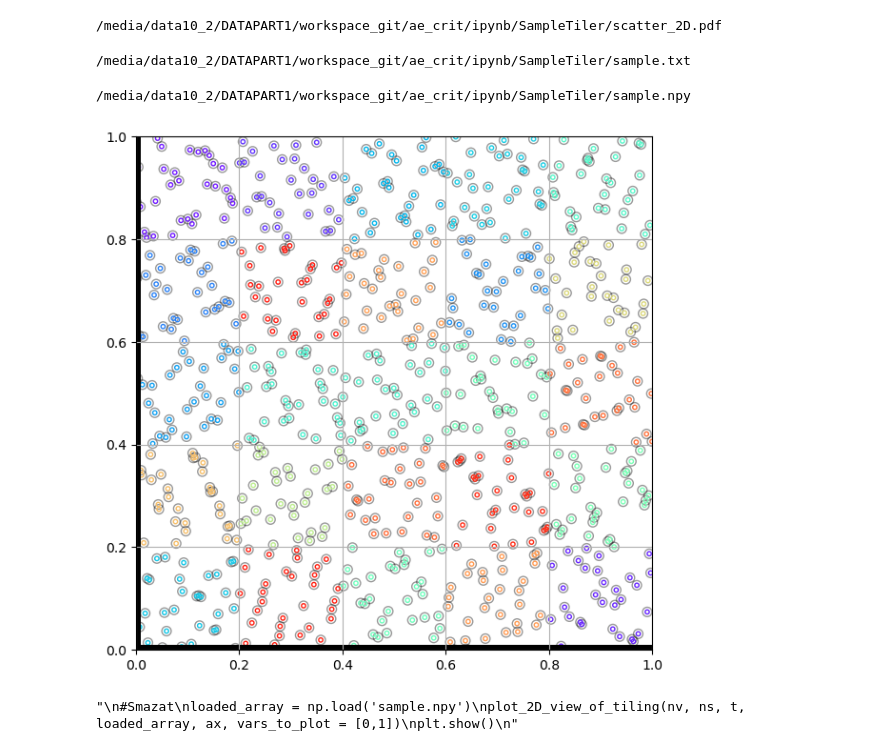
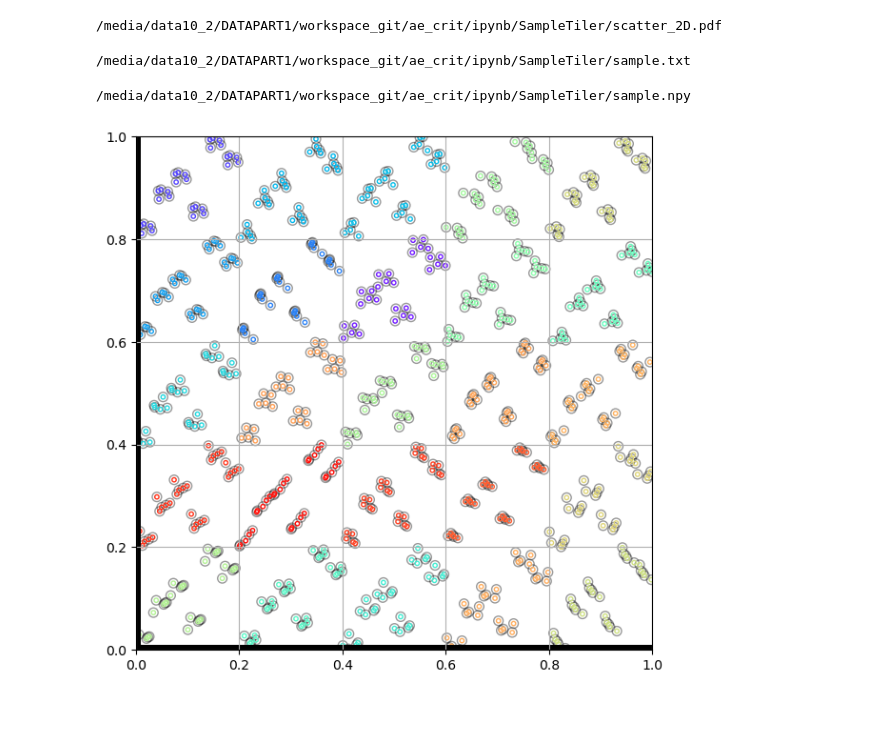
Before and after one commit to masekj/jmtest, a Jupyter notebook: Sample_generator.ipynb, the cells around one changed output. Drawn from its saved outputs; the diff is of its cells as text; code cells hidden in the pictures; blank space fills up the shorter version.

```diff
--- a/Sample_generator.ipynb
+++ b/Sample_generator.ipynb
@@ -45,44 +49,41 @@ ns = 6
 nv = 3
 
 # The total number of points within the sample
 Ns = ns*t**nv
 
+# example of supplying an own tile in the correct format,
+# to be used in strat_sample_by_tiling function as 'my_tile':
+# my_tile = get_LHS_median_sample(ns, nv) #prepare own LHS-M tile
+# my_tile = get_scrambled_Halton_sample(ns, nv) #prepare own Halton (scrambled) tile
+
+
 # Sample tiling
 x = strat_sample_by_tiling(nv, ns, t, tile_type = 'LH', median = True, my_tile = None, \
                            one_tile = True, var_perms = False, rand_revers = False, \
-                           t_shifts = True, b_shifts = False, large_shifts = True)
+                           t_shifts = True, b_shifts = False, large_shifts = False)
 
 # Display of a 2D subspace, plot variables in vars_to_plot
 fig, ax = plt.subplots(nrows=1, ncols=1, figsize=(7, 7))
 plot_2D_view_of_tiling(nv, ns, t, x, ax, vars_to_plot = [0,1])
 
 # Save the 2D scatter plot to a pdf file
 plt.savefig("scatter_2D.pdf",dpi = 300,bbox_inches = "tight",pad_inches = 0.01)
 display(FileLink("scatter_2D.pdf"))
 
 # Save the sample to a text file
 np.savetxt('sample.txt', x, delimiter='\t')
 display(FileLink('sample.txt'))
 
 # Save the sample as binary
 np.save('sample.npy' ,x)
 display(FileLink('sample.npy'))
 
 plt.show()
-
-"""
-#Smazat
-loaded_array = np.load('sample.npy')
-print(loaded_array)
-plot_2D_view_of_tiling(nv, ns, t, loaded_array, ax, vars_to_plot = [0,1])
-plt.show()
-"""
 # %% [output]
 /media/data10_2/DATAPART1/workspace_git/ae_crit/ipynb/SampleTiler/scatter_2D.pdf
 /media/data10_2/DATAPART1/workspace_git/ae_crit/ipynb/SampleTiler/sample.txt
 /media/data10_2/DATAPART1/workspace_git/ae_crit/ipynb/SampleTiler/sample.npy
-[figure, old version]
+[figure, new version]
-"\n#Smazat\nloaded_array = np.load('sample.npy')\nplot_2D_view_of_tiling(nv, ns, t, loaded_array, ax, vars_to_plot = [0,1])\nplt.show()\n"
 # %%
 # Display of a 3D subspace, plot variables in vars_to_plot
 if nv>2:
```
Also changed, not shown: parts of 4 cells of this notebook, 4 other files.
